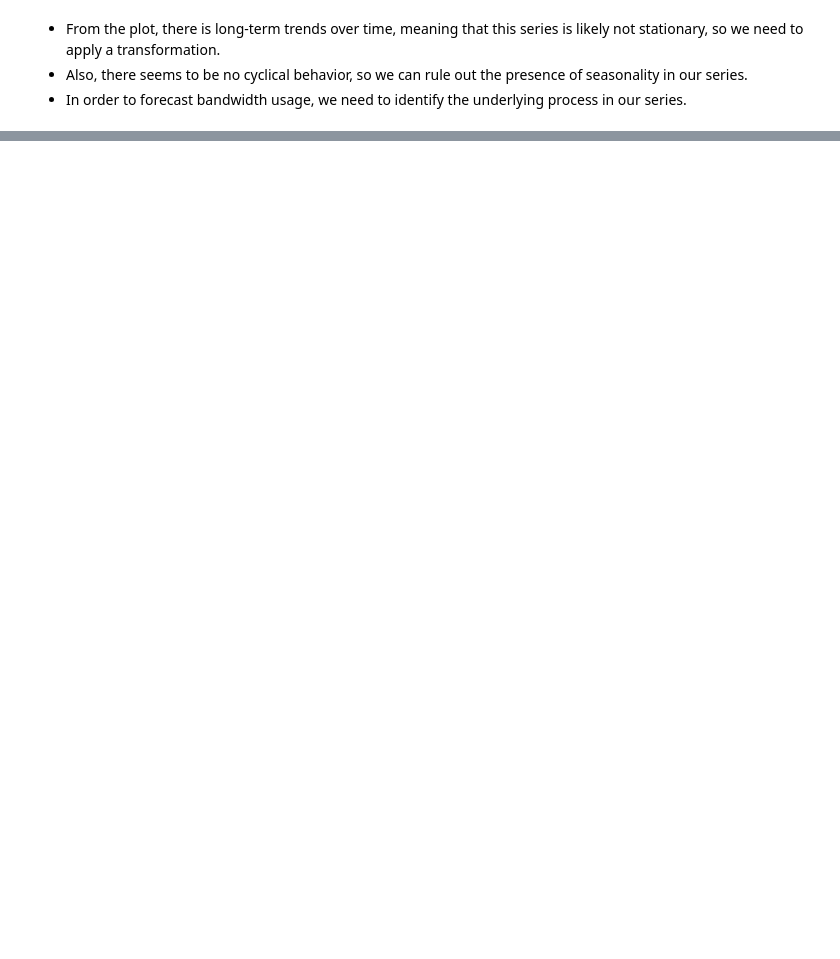
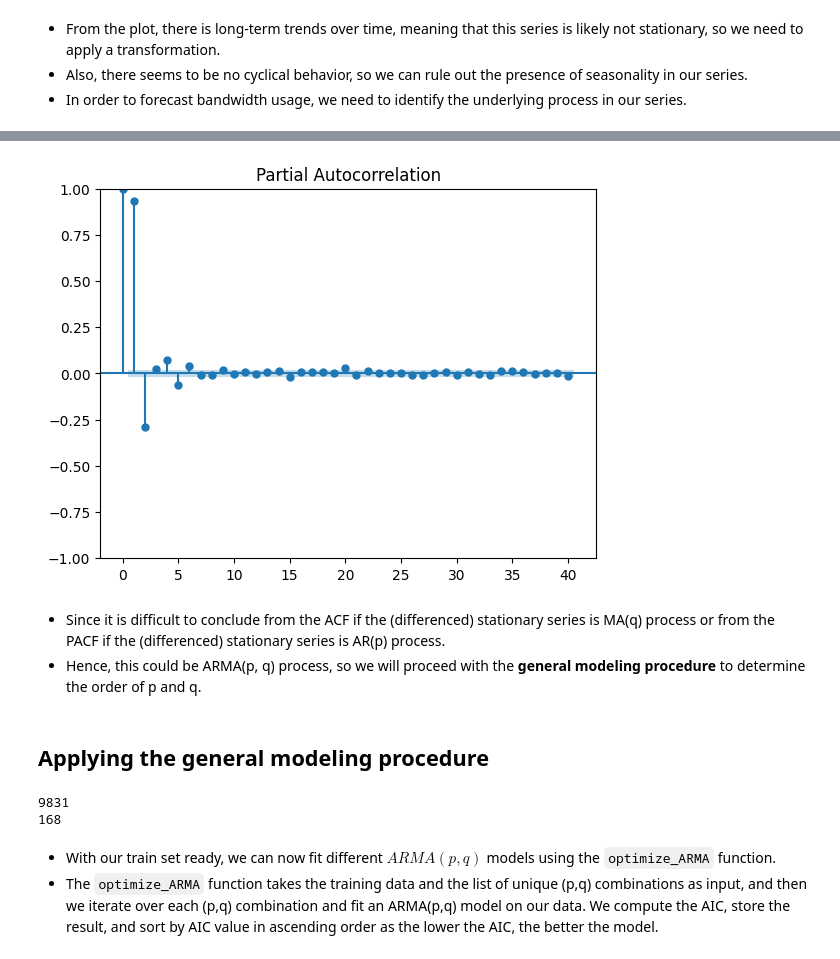
Before and after one commit to CodexploreRepo/time-series, a Jupyter notebook: notebook/statistical_models/arma_tldr.ipynb, the cells around one changed output, grey strips where cells are left out. Drawn from its saved outputs; the diff is of its cells as text; code cells hidden in the pictures; blank space fills up the shorter version.

Commit message:
update ARMA model & daily knowledge about white noise

```diff
--- a/notebook/statistical_models/arma_tldr.ipynb
+++ b/notebook/statistical_models/arma_tldr.ipynb
@@ -41,0 +94,24 @@ fig.update_layout(
+# %%
+plot_pacf(bandwidth_diff);
+# %% [output]
+[figure, added]
+# %% [markdown]
+- Since it is difficult to conclude from the ACF if the (differenced) stationary series is MA(q) process or from the PACF if the (differenced) stationary series is AR(p) process.
+- Hence, this could be ARMA(p, q) process, so we will proceed with the **general modeling procedure** to determine the order of p and q.
+# %% [markdown]
+## Applying the general modeling procedure
+# %%
+# train-test split
+# keep the last 7 days of data for the test set, so totals 168 hours.
+# since our forecasts are for the next 2 hours, the test set thus contains 84 periods of 2 hours on which to evaluate our models’ performance.
+df_diff = pd.DataFrame({'bandwidth_diff': bandwidth_diff})
+train = df_diff[:-168]
+test = df_diff[-168:]
+print(len(train))
+print(len(test))
+# %% [output]
+9831
+168
+# %% [markdown]
+- With our train set ready, we can now fit different $ARMA(p,q)$ models using the `optimize_ARMA` function.
+- The `optimize_ARMA` function takes the training data and the list of unique (p,q) combinations as input, and then we iterate over each (p,q) combination and fit an ARMA(p,q) model on our data. We compute the AIC, store the result, and sort by AIC value in ascending order as the lower the AIC, the better the model.
```
Also changed, not shown: parts of 32 cells of this notebook, 2 other files.
